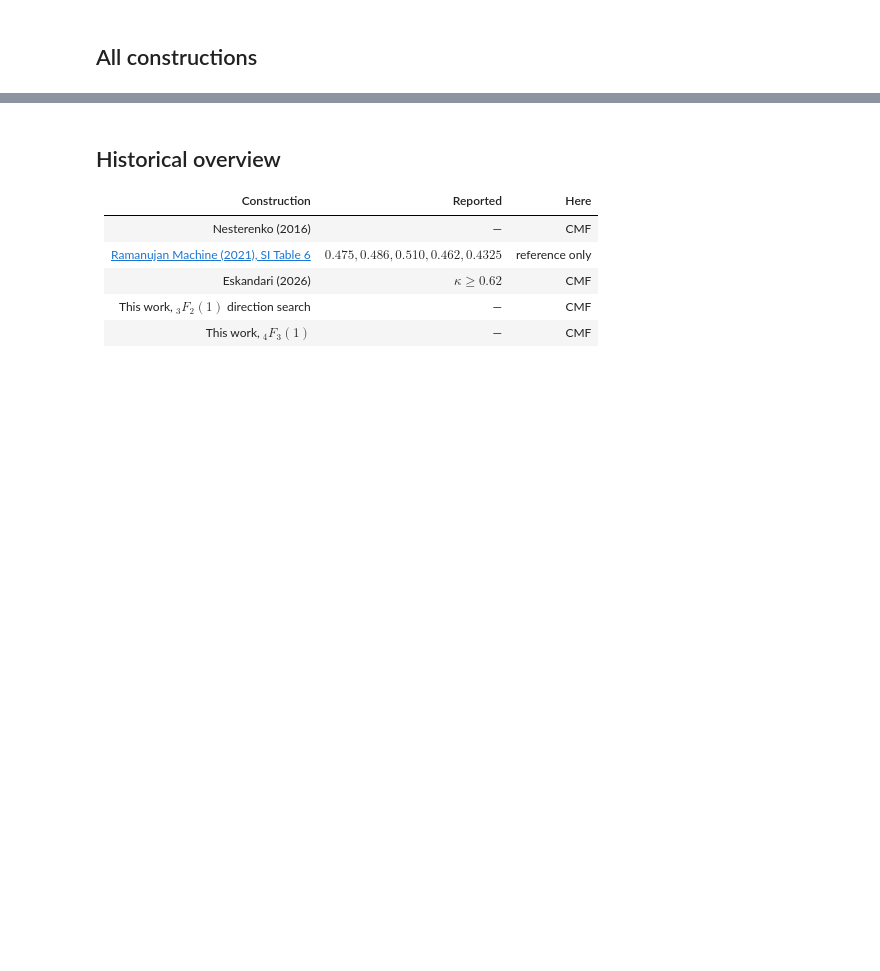
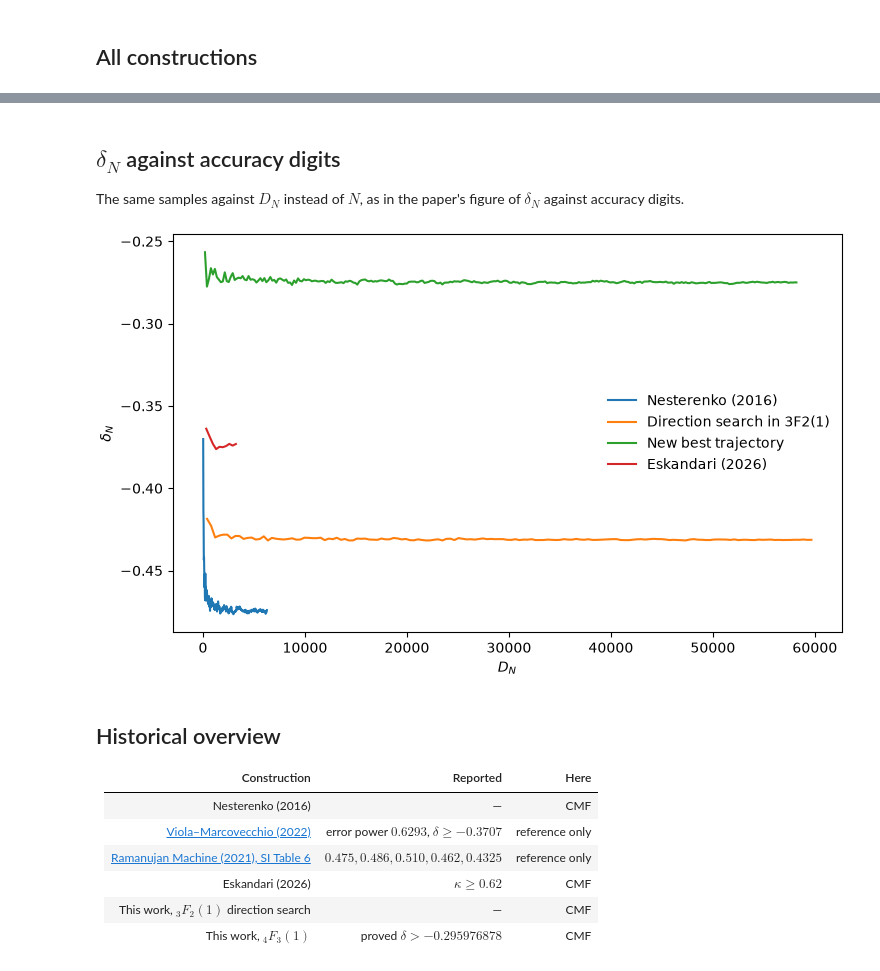
Before and after one commit to RamanujanMachine/new_directions_notebooks, a Jupyter notebook: catalan_history.ipynb, the cells around one changed output, grey strips where cells are left out. Drawn from its saved outputs; the diff is of its cells as text; code cells hidden in the pictures; blank space fills up the shorter version.

```diff
--- a/catalan_history.ipynb
+++ b/catalan_history.ipynb
@@ -48,6 +56,7 @@ walks = cmf.walk(trajectory, DEPTHS, start)
 approximants = [(4 * W[0, 0] - 5 * W[1, 0]) / (4 * W[0, 0] - 6 * W[1, 0]) for W in walks]
 deltas = [delta(r) for r in approximants]
 results["Nesterenko (2016)"] = (DEPTHS, deltas)
+accuracy["Nesterenko (2016)"] = [correct_digits(r) for r in approximants]
 print(f"delta at depth 3000: {deltas[-1]:.9f}")
 # %% [output]
 delta at depth 3000: -0.474009495
@@ -64,6 +73,7 @@ walks = cmf.walk(trajectory, depths, start)
 approximants = [(26 * W[0, 0] - 59 * W[1, 0]) / (28 * W[0, 0] - 66 * W[1, 0]) for W in walks]
 deltas = [delta(r) for r in approximants]
 results["Direction search in 3F2(1)"] = (depths, deltas)
+accuracy["Direction search in 3F2(1)"] = [correct_digits(r) for r in approximants]
 print(f"delta at depth 1500: {deltas[-1]:.9f}")
 # %% [output]
 delta at depth 1500: -0.431308830
@@ -79,6 +93,7 @@ walks = cmf.walk(trajectory, DEPTHS, start)
 approximants = [(4915 * W[1, 0] + 754 * W[2, 0]) / (6930 * W[1, 0] + 1260 * W[2, 0]) for W in walks]
 deltas = [delta(r) for r in approximants]
 results["New best trajectory"] = (DEPTHS, deltas)
+accuracy["New best trajectory"] = [correct_digits(r) for r in approximants]
 print(f"delta at depth 3000: {deltas[-1]:.9f}")
 # %% [output]
 delta at depth 3000: -0.274977139
@@ -104,6 +119,7 @@ V0 = Matrix([[0, -13, R(10699, 144), R(-8025653, 14400), R(210854706467, 4515840
 approximants = [(V0 * W)[0] / (U0 * W)[0] for W in walks]
 deltas = [delta(r) for r in approximants]
 results["Eskandari (2026)"] = (depths, deltas)
+accuracy["Eskandari (2026)"] = [correct_digits(r) for r in approximants]
 print(f"delta at depth 100: {deltas[-1]:.9f}")
 # %% [output]
 delta at depth 100: -0.373117788
@@ -121,10 +137,25 @@ plt.show()
+# %% [markdown]
+## $\delta_N$ against accuracy digits
+
+The same samples against $D_N$ instead of $N$, as in the paper's figure of
+$\delta_N$ against accuracy digits.
+# %%
+fig, ax = plt.subplots(figsize=(7.5, 4.5), constrained_layout=True)
+for name, (depths, values) in results.items():
+    ax.plot(accuracy[name], values, label=name)
+ax.set(xlabel="$D_N$", ylabel=r"$\delta_N$")
+ax.legend(frameon=False)
+plt.show()
+# %% [output]
+[figure, added]
 # %% [markdown]
 ## Historical overview
 
 | Construction | Reported | Here |
 |:--|--:|:--|
 | Nesterenko (2016) | — | CMF |
+| [Viola–Marcovecchio (2022)](https://doi.org/10.4171/OWR/2022/21) | error power $0.6293$, $\delta\ge-0.3707$ | reference only |
 | [Ramanujan Machine (2021), SI Table 6](https://static-content.springer.com/esm/art%3A10.1038%2Fs41586-021-03229-4/MediaObjects/41586_2021_3229_MOESM1_ESM.pdf) | $0.475, 0.486, 0.510, 0.462, 0.4325$ | reference only |
 | Eskandari (2026) | $\kappa\ge0.62$ | CMF |
 | This work, ${}_3F_2(1)$ direction search | — | CMF |
-| This work, ${}_4F_3(1)$ | — | CMF |
+| This work, ${}_4F_3(1)$ | proved $\delta>-0.295976878$ | CMF |
```
Also changed, not shown: parts of 3 cells of this notebook, 5 other files.
